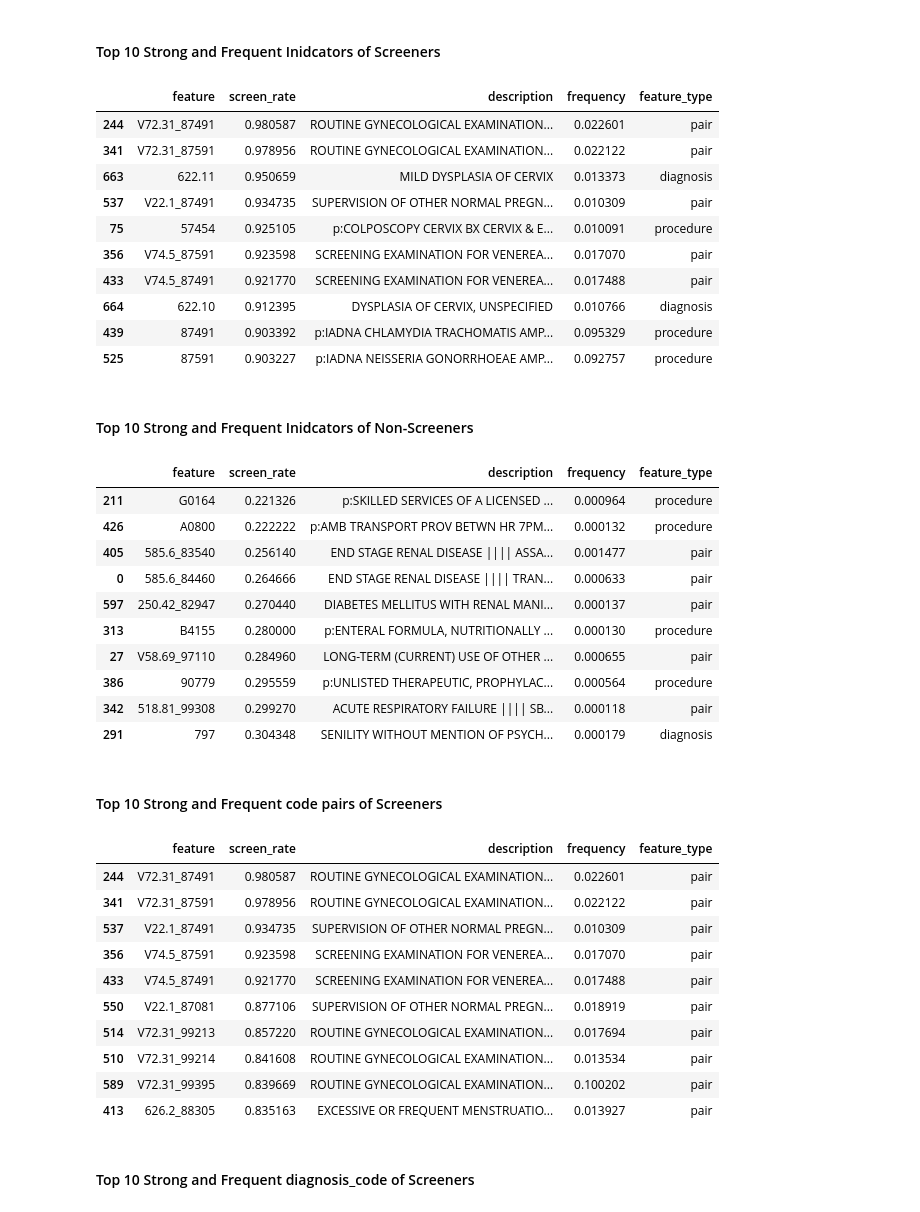
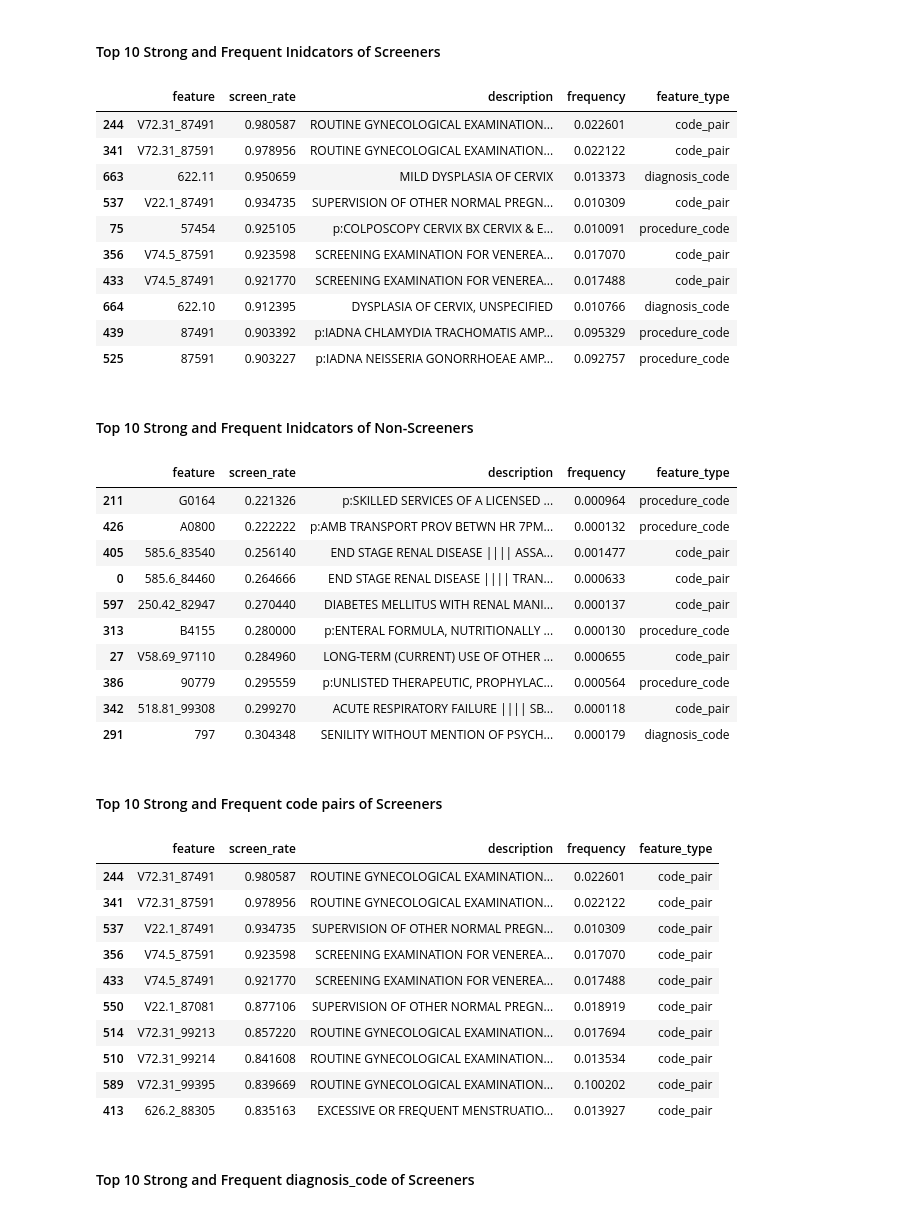
Before and after one commit to xuerchen/genentech-insight, a Jupyter notebook: insight/insight.ipynb, the cells around one changed output. Saved outputs shown, nothing was run; the diff lists cells and outputs as text; code cells hidden in the pictures.

```diff
--- a/insight/insight.ipynb
+++ b/insight/insight.ipynb
@@ -4,6 +4,7 @@ import numpy as np
 import matplotlib.pyplot as plt
 from matplotlib import cm
 import matplotlib.patches as mpatches
+pd.set_option('display.max_colwidth',1000)
 %matplotlib inline
 # %% [markdown]
 ## Introduction
@@ -266,10 +267,10 @@ mask2=nonleak.description.apply(lambda x:x.startswith('p:'))
 mask3=nonleak.description.apply(lambda x:x.startswith('s:'))
 mask4=(~mask2)&(~mask1)&(~mask3)
 nonleak['feature_type']=nonleak['feature']
-nonleak.loc[mask1,'feature_type']='pair'
-nonleak.loc[mask2,'feature_type']='procedure'
-nonleak.loc[mask3,'feature_type']='surgical'
-nonleak.loc[mask4,'feature_type']='diagnosis'
+nonleak.loc[mask1,'feature_type']='code_pair'
+nonleak.loc[mask2,'feature_type']='procedure_code'
+nonleak.loc[mask3,'feature_type']='surgical_code'
+nonleak.loc[mask4,'feature_type']='diagnosis_code'
 # %%
 fig = plt.figure(figsize=(14,5))
 fig.suptitle('Overview of Non-Leak Diagnosis+Procedure Code Features',fontweight='bold',fontsize=19, y=1.03)
@@ -299,0 +303,2 @@ plt.show()
+# %%
+nonleak[nonleak.frequency>0.1].sort(columns='screen_rate',axis=0,ascending=False)
@@ -413,16 +431,16 @@ mask=nonleak.frequency>0.01
 nonleak[mask].sort(columns='screen_rate',axis=0,ascending=False)[['feature','screen_rate','description','frequency','feature_type']][:10]
 # %% [output]
 |  | feature | screen_rate | description | frequency | feature_type |
-| 244 | V72.31_87491 | 0.980587 | ROUTINE GYNECOLOGICAL EXAMINATION... | 0.022601 | pair |
-| 341 | V72.31_87591 | 0.978956 | ROUTINE GYNECOLOGICAL EXAMINATION... | 0.022122 | pair |
-| 663 | 622.11 | 0.950659 | MILD DYSPLASIA OF CERVIX | 0.013373 | diagnosis |
-| 537 | V22.1_87491 | 0.934735 | SUPERVISION OF OTHER NORMAL PREGN... | 0.010309 | pair |
-| 75 | 57454 | 0.925105 | p:COLPOSCOPY CERVIX BX CERVIX & E... | 0.010091 | procedure |
-| 356 | V74.5_87591 | 0.923598 | SCREENING EXAMINATION FOR VENEREA... | 0.017070 | pair |
-| 433 | V74.5_87491 | 0.921770 | SCREENING EXAMINATION FOR VENEREA... | 0.017488 | pair |
-| 664 | 622.10 | 0.912395 | DYSPLASIA OF CERVIX, UNSPECIFIED | 0.010766 | diagnosis |
-| 439 | 87491 | 0.903392 | p:IADNA CHLAMYDIA TRACHOMATIS AMP... | 0.095329 | procedure |
-| 525 | 87591 | 0.903227 | p:IADNA NEISSERIA GONORRHOEAE AMP... | 0.092757 | procedure |
+| 244 | V72.31_87491 | 0.980587 | ROUTINE GYNECOLOGICAL EXAMINATION... | 0.022601 | code_pair |
+| 341 | V72.31_87591 | 0.978956 | ROUTINE GYNECOLOGICAL EXAMINATION... | 0.022122 | code_pair |
+| 663 | 622.11 | 0.950659 | MILD DYSPLASIA OF CERVIX | 0.013373 | diagnosis_code |
+| 537 | V22.1_87491 | 0.934735 | SUPERVISION OF OTHER NORMAL PREGN... | 0.010309 | code_pair |
+| 75 | 57454 | 0.925105 | p:COLPOSCOPY CERVIX BX CERVIX & E... | 0.010091 | procedure_code |
+| 356 | V74.5_87591 | 0.923598 | SCREENING EXAMINATION FOR VENEREA... | 0.017070 | code_pair |
+| 433 | V74.5_87491 | 0.921770 | SCREENING EXAMINATION FOR VENEREA... | 0.017488 | code_pair |
+| 664 | 622.10 | 0.912395 | DYSPLASIA OF CERVIX, UNSPECIFIED | 0.010766 | diagnosis_code |
+| 439 | 87491 | 0.903392 | p:IADNA CHLAMYDIA TRACHOMATIS AMP... | 0.095329 | procedure_code |
+| 525 | 87591 | 0.903227 | p:IADNA NEISSERIA GONORRHOEAE AMP... | 0.092757 | procedure_code |
 # %% [markdown]
 #### Top 10 Strong and Frequent Inidcators of Non-Screeners
 # %%
@@ -430,33 +448,33 @@ mask=nonleak.frequency>0.0001
 nonleak[mask].sort(columns='screen_rate',axis=0)[['feature','screen_rate','description','frequency','feature_type']][:10]
 # %% [output]
 |  | feature | screen_rate | description | frequency | feature_type |
-| 211 | G0164 | 0.221326 | p:SKILLED SERVICES OF A LICENSED ... | 0.000964 | procedure |
-| 426 | A0800 | 0.222222 | p:AMB TRANSPORT PROV BETWN HR 7PM... | 0.000132 | procedure |
-| 405 | 585.6_83540 | 0.256140 | END STAGE RENAL DISEASE |||| ASSA... | 0.001477 | pair |
-| 0 | 585.6_84460 | 0.264666 | END STAGE RENAL DISEASE |||| TRAN... | 0.000633 | pair |
-| 597 | 250.42_82947 | 0.270440 | DIABETES MELLITUS WITH RENAL MANI... | 0.000137 | pair |
-| 313 | B4155 | 0.280000 | p:ENTERAL FORMULA, NUTRITIONALLY ... | 0.000130 | procedure |
-| 27 | V58.69_97110 | 0.284960 | LONG-TERM (CURRENT) USE OF OTHER ... | 0.000655 | pair |
-| 386 | 90779 | 0.295559 | p:UNLISTED THERAPEUTIC, PROPHYLAC... | 0.000564 | procedure |
-| 342 | 518.81_99308 | 0.299270 | ACUTE RESPIRATORY FAILURE |||| SB... | 0.000118 | pair |
-| 291 | 797 | 0.304348 | SENILITY WITHOUT MENTION OF PSYCH... | 0.000179 | diagnosis |
+| 211 | G0164 | 0.221326 | p:SKILLED SERVICES OF A LICENSED ... | 0.000964 | procedure_code |
+| 426 | A0800 | 0.222222 | p:AMB TRANSPORT PROV BETWN HR 7PM... | 0.000132 | procedure_code |
+| 405 | 585.6_83540 | 0.256140 | END STAGE RENAL DISEASE |||| ASSA... | 0.001477 | code_pair |
+| 0 | 585.6_84460 | 0.264666 | END STAGE RENAL DISEASE |||| TRAN... | 0.000633 | code_pair |
+| 597 | 250.42_82947 | 0.270440 | DIABETES MELLITUS WITH RENAL MANI... | 0.000137 | code_pair |
+| 313 | B4155 | 0.280000 | p:ENTERAL FORMULA, NUTRITIONALLY ... | 0.000130 | procedure_code |
+| 27 | V58.69_97110 | 0.284960 | LONG-TERM (CURRENT) USE OF OTHER ... | 0.000655 | code_pair |
+| 386 | 90779 | 0.295559 | p:UNLISTED THERAPEUTIC, PROPHYLAC... | 0.000564 | procedure_code |
+| 342 | 518.81_99308 | 0.299270 | ACUTE RESPIRATORY FAILURE |||| SB... | 0.000118 | code_pair |
+| 291 | 797 | 0.304348 | SENILITY WITHOUT MENTION OF PSYCH... | 0.000179 | diagnosis_code |
 # %% [markdown]
 #### Top 10 Strong and Frequent code pairs of Screeners
 # %%
-mask=(nonleak.frequency>0.01)&(nonleak.feature_type=='pair')
+mask=(nonleak.frequency>0.01)&(nonleak.feature_type=='code_pair')
 nonleak[mask].sort(columns='screen_rate',axis=0,ascending=False)[['feature','screen_rate','description','frequency','feature_type']][:10]
 # %% [output]
 |  | feature | screen_rate | description | frequency | feature_type |
-| 244 | V72.31_87491 | 0.980587 | ROUTINE GYNECOLOGICAL EXAMINATION... | 0.022601 | pair |
-| 341 | V72.31_87591 | 0.978956 | ROUTINE GYNECOLOGICAL EXAMINATION... | 0.022122 | pair |
-| 537 | V22.1_87491 | 0.934735 | SUPERVISION OF OTHER NORMAL PREGN... | 0.010309 | pair |
-| 356 | V74.5_87591 | 0.923598 | SCREENING EXAMINATION FOR VENEREA... | 0.017070 | pair |
-| 433 | V74.5_87491 | 0.921770 | SCREENING EXAMINATION FOR VENEREA... | 0.017488 | pair |
-| 550 | V22.1_87081 | 0.877106 | SUPERVISION OF OTHER NORMAL PREGN... | 0.018919 | pair |
-| 514 | V72.31_99213 | 0.857220 | ROUTINE GYNECOLOGICAL EXAMINATION... | 0.017694 | pair |
-| 510 | V72.31_99214 | 0.841608 | ROUTINE GYNECOLOGICAL EXAMINATION... | 0.013534 | pair |
-| 589 | V72.31_99395 | 0.839669 | ROUTINE GYNECOLOGICAL EXAMINATION... | 0.100202 | pair |
-| 413 | 626.2_88305 | 0.835163 | EXCESSIVE OR FREQUENT MENSTRUATIO... | 0.013927 | pair |
+| 244 | V72.31_87491 | 0.980587 | ROUTINE GYNECOLOGICAL EXAMINATION... | 0.022601 | code_pair |
+| 341 | V72.31_87591 | 0.978956 | ROUTINE GYNECOLOGICAL EXAMINATION... | 0.022122 | code_pair |
+| 537 | V22.1_87491 | 0.934735 | SUPERVISION OF OTHER NORMAL PREGN... | 0.010309 | code_pair |
+| 356 | V74.5_87591 | 0.923598 | SCREENING EXAMINATION FOR VENEREA... | 0.017070 | code_pair |
+| 433 | V74.5_87491 | 0.921770 | SCREENING EXAMINATION FOR VENEREA... | 0.017488 | code_pair |
+| 550 | V22.1_87081 | 0.877106 | SUPERVISION OF OTHER NORMAL PREGN... | 0.018919 | code_pair |
+| 514 | V72.31_99213 | 0.857220 | ROUTINE GYNECOLOGICAL EXAMINATION... | 0.017694 | code_pair |
+| 510 | V72.31_99214 | 0.841608 | ROUTINE GYNECOLOGICAL EXAMINATION... | 0.013534 | code_pair |
+| 589 | V72.31_99395 | 0.839669 | ROUTINE GYNECOLOGICAL EXAMINATION... | 0.100202 | code_pair |
+| 413 | 626.2_88305 | 0.835163 | EXCESSIVE OR FREQUENT MENSTRUATIO... | 0.013927 | code_pair |
 # %% [markdown]
 #### Top 10 Strong and Frequent diagnosis_code of Screeners
 # %%
```
Also changed, not shown: parts of 23 cells of this notebook.
